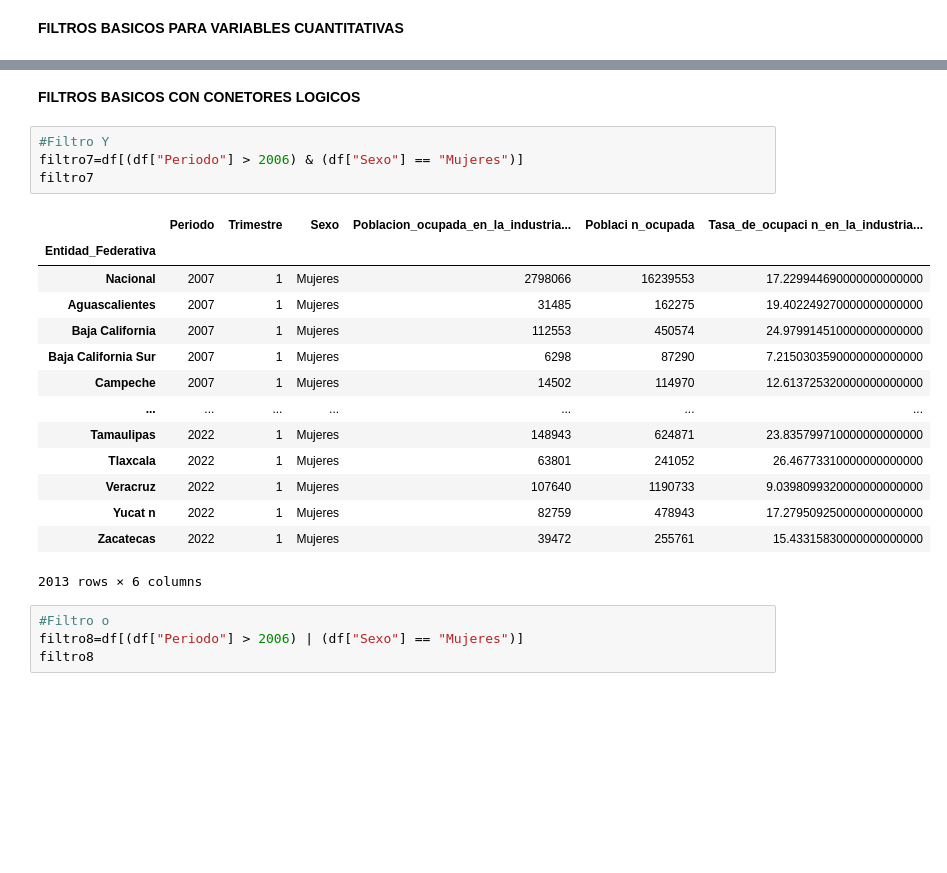
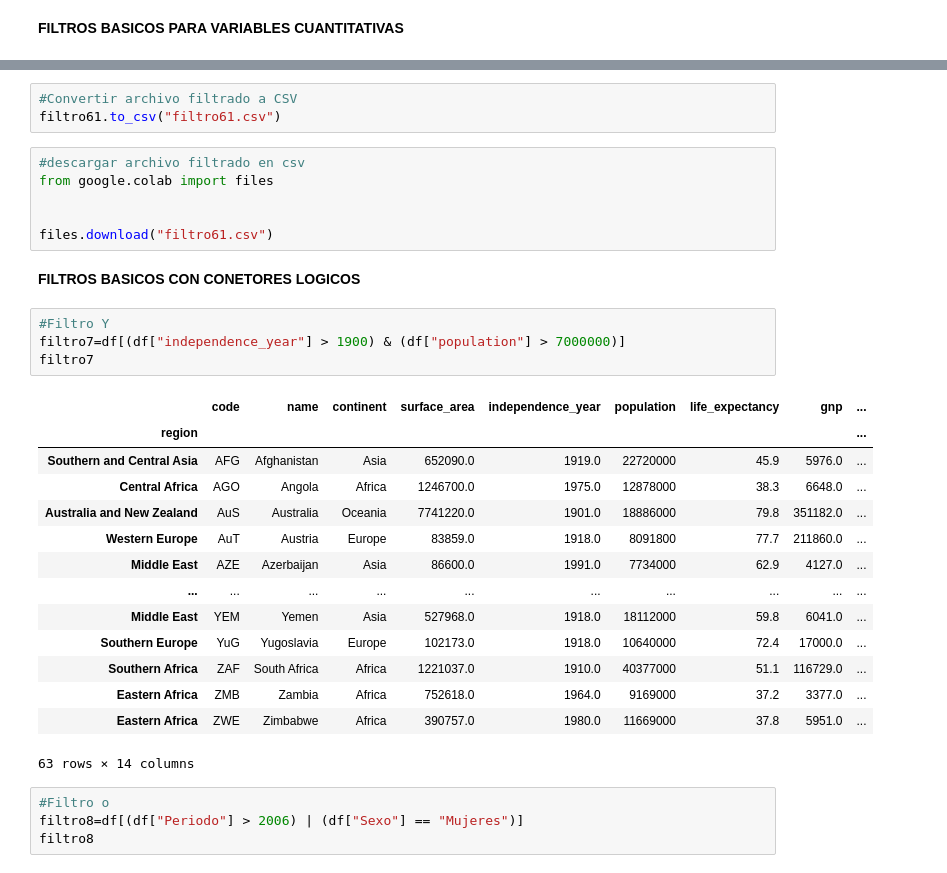
Before and after one commit to PabloGP10/Extracci-n-de-Datos, a Jupyter notebook: 1_Extracción_Datos1_1.ipynb, the cells around one changed output, grey strips where cells are left out. Drawn from its saved outputs; the diff is of its cells as text; blank space fills up the shorter version.

```diff
--- a/1_Extracción_Datos1_1.ipynb
+++ b/1_Extracción_Datos1_1.ipynb
@@ -285,24 +298,33 @@ filtro6
+# %%
+#Convertir archivo filtrado a CSV
+filtro61.to_csv("filtro61.csv")
+# %%
+#descargar archivo filtrado en csv
+from google.colab import files
+
+
+files.download("filtro61.csv")
 # %% [markdown]
 **FILTROS BASICOS CON CONETORES LOGICOS**
 # %%
 #Filtro Y
-filtro7=df[(df["Periodo"] > 2006) & (df["Sexo"] == "Mujeres")]
+filtro7=df[(df["independence_year"] > 1900) & (df["population"] > 7000000)]
 filtro7
 # %% [output]
-|  | Periodo | Trimestre | Sexo | Poblacion_ocupada_en_la_industria... | Poblaci n_ocupada | Tasa_de_ocupaci n_en_la_industria... |
-| Entidad_Federativa |  |  |  |  |  |  |
-| Nacional | 2007 | 1 | Mujeres | 2798066 | 16239553 | 17.229944690000000000000 |
-| Aguascalientes | 2007 | 1 | Mujeres | 31485 | 162275 | 19.402249270000000000000 |
-| Baja California | 2007 | 1 | Mujeres | 112553 | 450574 | 24.979914510000000000000 |
-| Baja California Sur | 2007 | 1 | Mujeres | 6298 | 87290 | 7.2150303590000000000000 |
-| Campeche | 2007 | 1 | Mujeres | 14502 | 114970 | 12.613725320000000000000 |
-| ... | ... | ... | ... | ... | ... | ... |
-| Tamaulipas | 2022 | 1 | Mujeres | 148943 | 624871 | 23.835799710000000000000 |
-| Tlaxcala | 2022 | 1 | Mujeres | 63801 | 241052 | 26.46773310000000000000 |
-| Veracruz | 2022 | 1 | Mujeres | 107640 | 1190733 | 9.0398099320000000000000 |
-| Yucat n | 2022 | 1 | Mujeres | 82759 | 478943 | 17.279509250000000000000 |
-| Zacatecas | 2022 | 1 | Mujeres | 39472 | 255761 | 15.43315830000000000000 |
+|  | code | name | continent | surface_area | independence_year | population | life_expectancy | gnp | ... |
+| region |  |  |  |  |  |  |  |  | ... |
+| Southern and Central Asia | AFG | Afghanistan | Asia | 652090.0 | 1919.0 | 22720000 | 45.9 | 5976.0 | ... |
+| Central Africa | AGO | Angola | Africa | 1246700.0 | 1975.0 | 12878000 | 38.3 | 6648.0 | ... |
+| Australia and New Zealand | AuS | Australia | Oceania | 7741220.0 | 1901.0 | 18886000 | 79.8 | 351182.0 | ... |
+| Western Europe | AuT | Austria | Europe | 83859.0 | 1918.0 | 8091800 | 77.7 | 211860.0 | ... |
+| Middle East | AZE | Azerbaijan | Asia | 86600.0 | 1991.0 | 7734000 | 62.9 | 4127.0 | ... |
+| ... | ... | ... | ... | ... | ... | ... | ... | ... | ... |
+| Middle East | YEM | Yemen | Asia | 527968.0 | 1918.0 | 18112000 | 59.8 | 6041.0 | ... |
+| Southern Europe | YuG | Yugoslavia | Europe | 102173.0 | 1918.0 | 10640000 | 72.4 | 17000.0 | ... |
+| Southern Africa | ZAF | South Africa | Africa | 1221037.0 | 1910.0 | 40377000 | 51.1 | 116729.0 | ... |
+| Eastern Africa | ZMB | Zambia | Africa | 752618.0 | 1964.0 | 9169000 | 37.2 | 3377.0 | ... |
+| Eastern Africa | ZWE | Zimbabwe | Africa | 390757.0 | 1980.0 | 11669000 | 37.8 | 5951.0 | ... |
-2013 rows × 6 columns
+63 rows × 14 columns
 # %%
 #Filtro o
 filtro8=df[(df["Periodo"] > 2006) | (df["Sexo"] == "Mujeres")]
```
Also changed, not shown: parts of 4 cells of this notebook.
